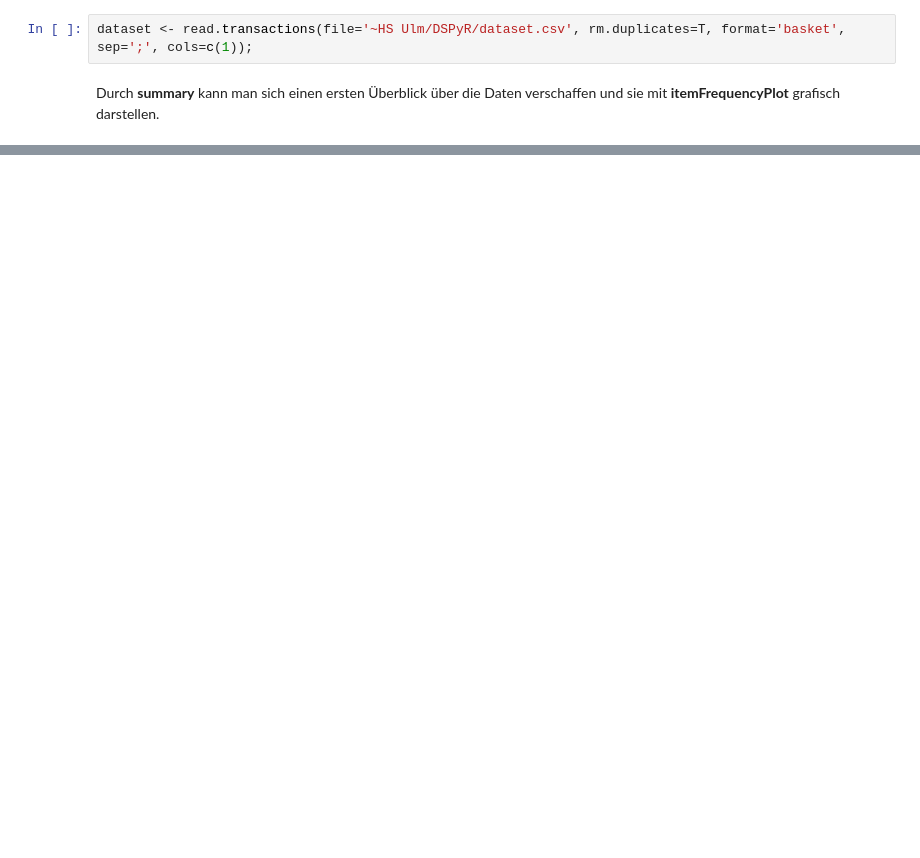
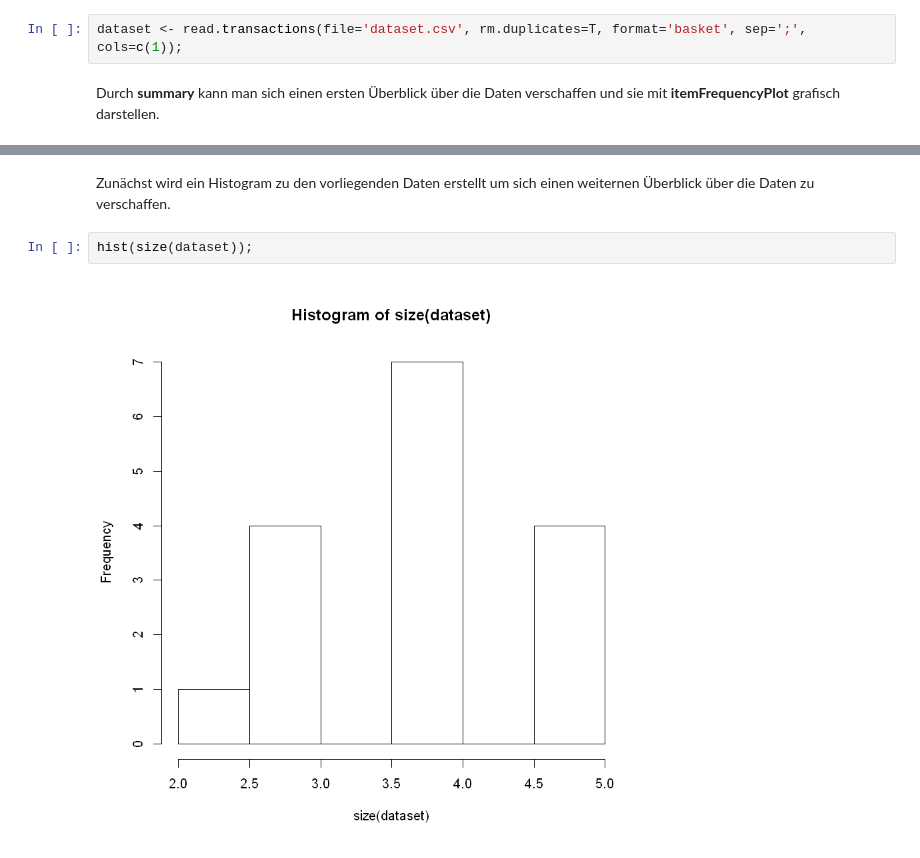
Before and after one commit to sturm-a/lehrbuch, a Jupyter notebook: 2-Themen/2017-06-02-klose-Text_mit_Assoziationsanalyse.ipynb, the cells around one changed output, grey strips where cells are left out. Saved outputs shown, nothing was run; the diff lists cells and outputs as text; blank space fills up the shorter version.

```diff
--- a/2-Themen/2017-06-02-klose-Text_mit_Assoziationsanalyse.ipynb
+++ b/2-Themen/2017-06-02-klose-Text_mit_Assoziationsanalyse.ipynb
@@ -211,4 +197,4 @@ die Transaktionsnummer benannt werden z.B. \textit{cols=c(1,2)}, wird \textit{co
 # %%
-dataset <- read.transactions(file='~HS Ulm/DSPyR/dataset.csv', rm.duplicates=T, format='basket', sep=';', cols=c(1));
+dataset <- read.transactions(file='dataset.csv', rm.duplicates=T, format='basket', sep=';', cols=c(1));
 # %% [markdown]
 Durch **summary** kann man sich einen ersten Überblick über die Daten verschaffen und sie mit **itemFrequencyPlot** grafisch darstellen.
@@ -426,0 +221,6 @@ Allem Anschein nach wird das Wort "absolutely" doch recht häufig in Beleidigung
+# %% [markdown]
+Zunächst wird ein Histogram zu den vorliegenden Daten erstellt um sich einen weiternen Überblick über die Daten zu verschaffen.
+# %%
+hist(size(dataset));
+# %% [output]
+[figure, added]
```
Also changed, not shown: parts of 68 cells of this notebook.
